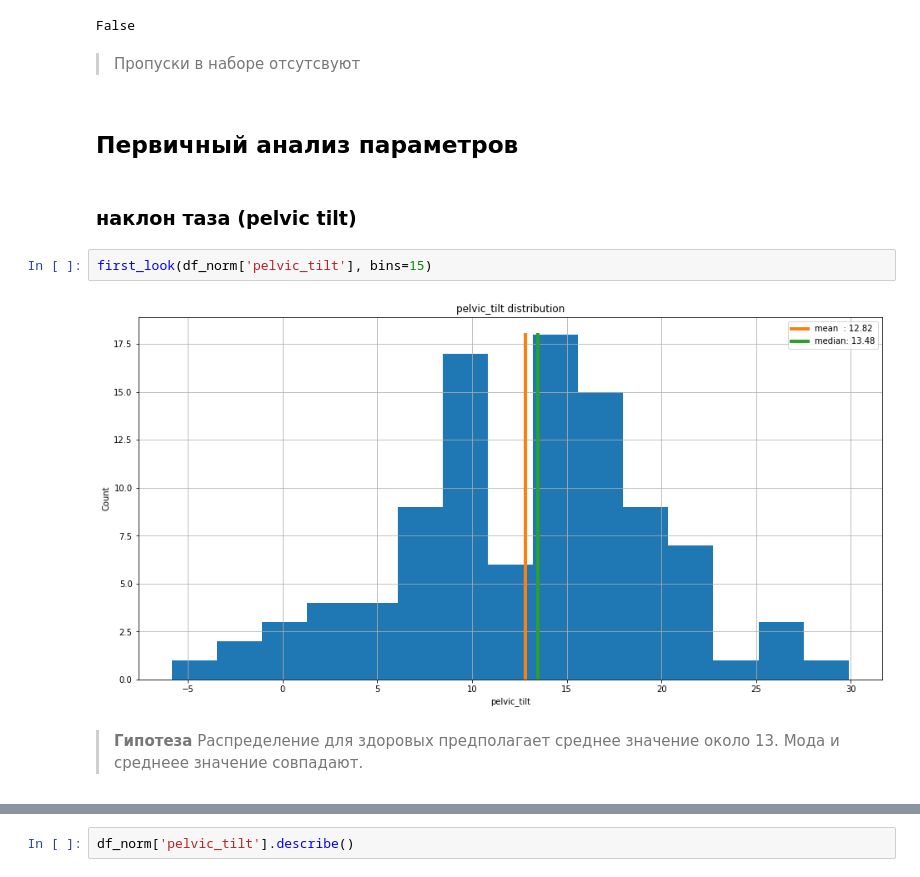
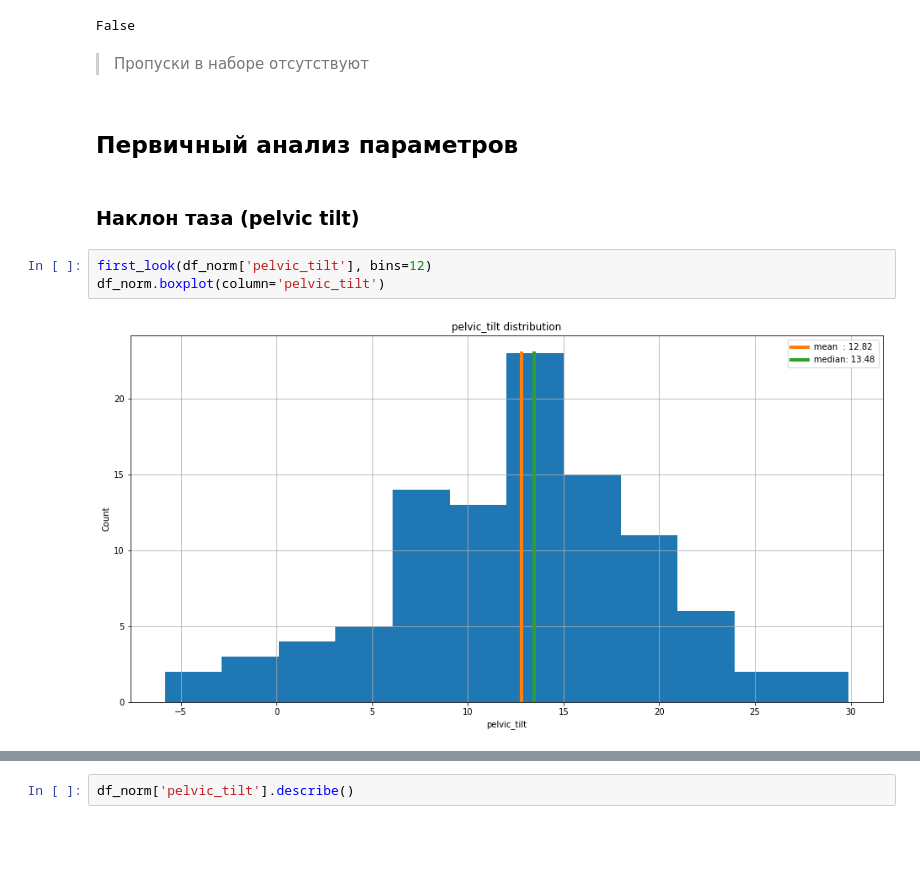
Before and after one commit to alex-chin/gb_prob_stat, a Jupyter notebook: project/ortho_pats.ipynb, the cells around one changed output, grey strips where cells are left out. Drawn from its saved outputs; the diff is of its cells as text; blank space fills up the shorter version.

```diff
--- a/project/ortho_pats.ipynb
+++ b/project/ortho_pats.ipynb
@@ -123,14 +148,13 @@ df.isnull().values.any()
 # %% [output]
 False
 # %% [markdown]
-> Пропуски в наборе отсутсвуют
+> Пропуски в наборе отсутствуют
 # %% [markdown]
-## Первичный анализ параметров
+## Первичный анализ параметров [<a class='anchor' id='analisis_par'>](http://)
 # %% [markdown]
-### наклон таза (pelvic tilt)
+### Наклон таза (pelvic tilt) [<a class='anchor' id='pelvic_tilt'>](http://)
 # %%
-first_look(df_norm['pelvic_tilt'], bins=15)
+first_look(df_norm['pelvic_tilt'], bins=12)
+df_norm.boxplot(column='pelvic_tilt')
 # %% [output]
-[figure, old version]
+[figure, new version]
-# %% [markdown]
-> **Гипотеза** Распределение для здоровых предполагает среднее значение около 13. Мода и среднеее значение совпадают.
```
Also changed, not shown: parts of 45 cells of this notebook, 1 other file.
